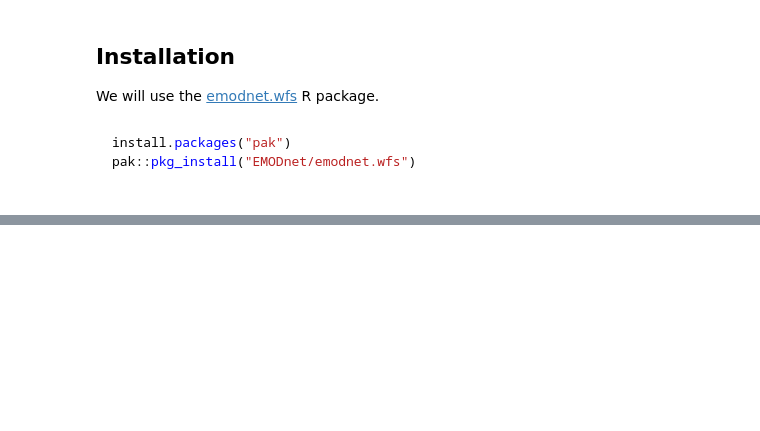
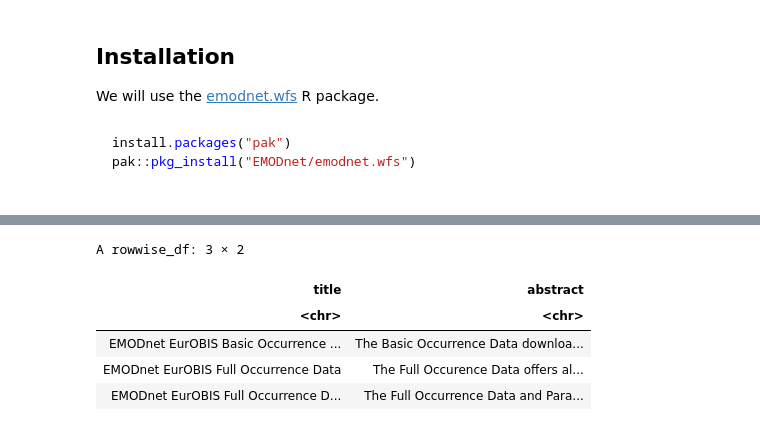
Before and after one commit to EMODnet/EMODnet-Biology-UN-Decade-webinar, a Jupyter notebook: notebooks/00_EMODnet_Biology_read_occurrence_data.ipynb, the cells around one changed output, grey strips where cells are left out. Drawn from its saved outputs; the diff is of its cells as text; code cells hidden in the pictures; blank space fills up the shorter version.

```diff
--- a/notebooks/00_EMODnet_Biology_read_occurrence_data.ipynb
+++ b/notebooks/00_EMODnet_Biology_read_occurrence_data.ipynb
@@ -142,0 +123,16 @@ You can find more information about the terms returned by each download type in
+# %%
+# Filter the three EMODnet Biology occurrence layers
+bio_info |>
+  filter(layer_name %in% c(
+    "eurobis-obisenv_basic",
+    "eurobis-obisenv_full",
+    "eurobis-obisenv"
+  )) |>
+  select(title, abstract)
+# %% [output]
+A rowwise_df: 3 × 2
+| title | abstract |
+| <chr> | <chr> |
+| EMODnet EurOBIS Basic Occurrence ... | The Basic Occurrence Data downloa... |
+| EMODnet EurOBIS Full Occurrence Data | The Full Occurence Data offers al... |
+| EMODnet EurOBIS Full Occurrence D... | The Full Occurrence Data and Para... |
```
Also changed, not shown: parts of 29 cells of this notebook, 1 other file.
